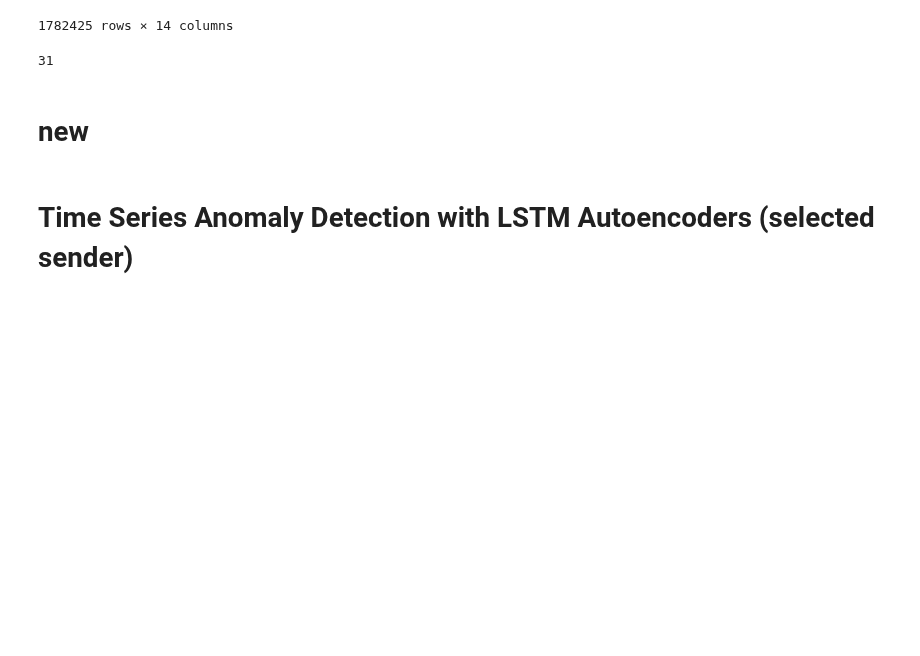
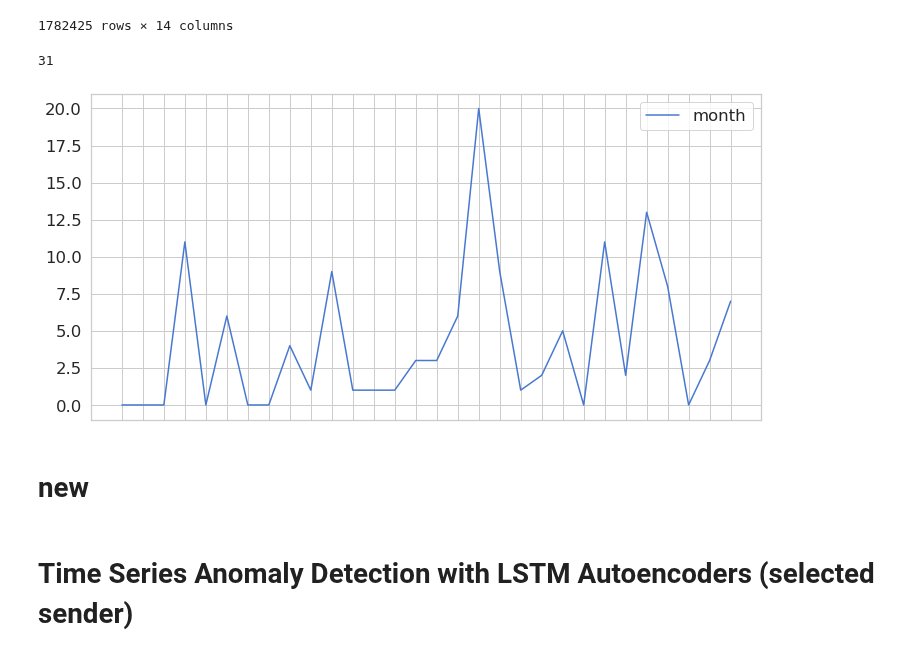
Before and after one commit to scray/scray, a Jupyter notebook: scray-examples/python/demo_anomaly.ipynb, the cells around one changed output. Cells and saved outputs as stored; diff of their text form; code cells hidden in the pictures; blank space fills up the shorter version.

```diff
--- a/scray-examples/python/demo_anomaly.ipynb
+++ b/scray-examples/python/demo_anomaly.ipynb
@@ -209,3 +254,20 @@ pda = createData_ymd(pfall0,0)
+# %%
+def get_year(pda, year=2020):
+    return pda[(pda['year'] == year)]
+
+def get_month(pda, year=2020, month=1):
+    return pda[(pda['month'] == month) & (pda['year'] == year)]
+
+_res1 = get_month(pda,year=2020,month=4)
+
+fig = plt.figure(figsize=(12,6))
+ax = fig.add_subplot(1,1,1)
+plt.tick_params(axis='x', which='both', bottom=False, top=False, labelbottom=False)
+line1, =plt.plot(_res1.date, _res1['outcome'], label='month')
+label(ax,1,80)
+plt.legend();
+# %% [output]
+[figure, added]
 # %%
 fill(pda,2019,11)
 fill(pda,2019,12)
```
Also changed, not shown: parts of 2 cells of this notebook, 1 other file.
